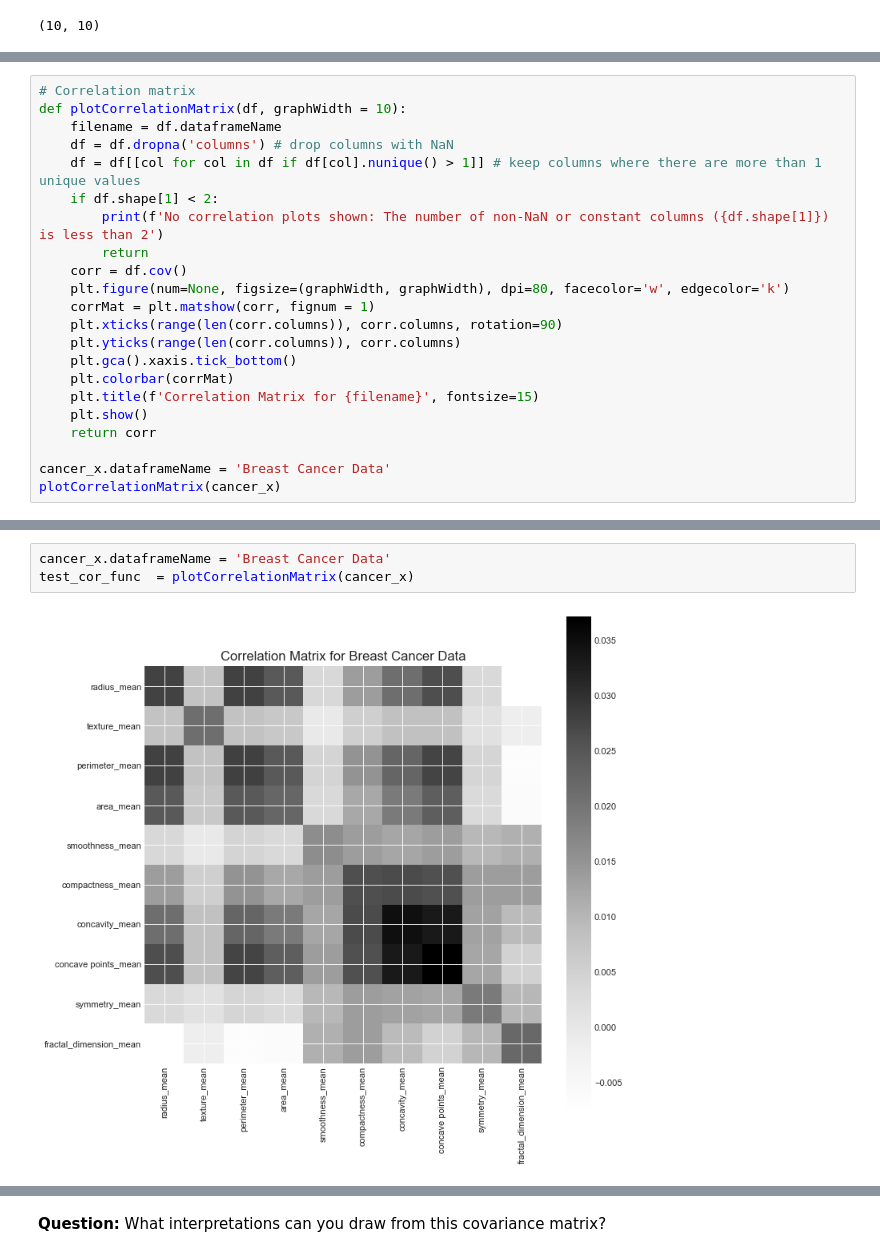
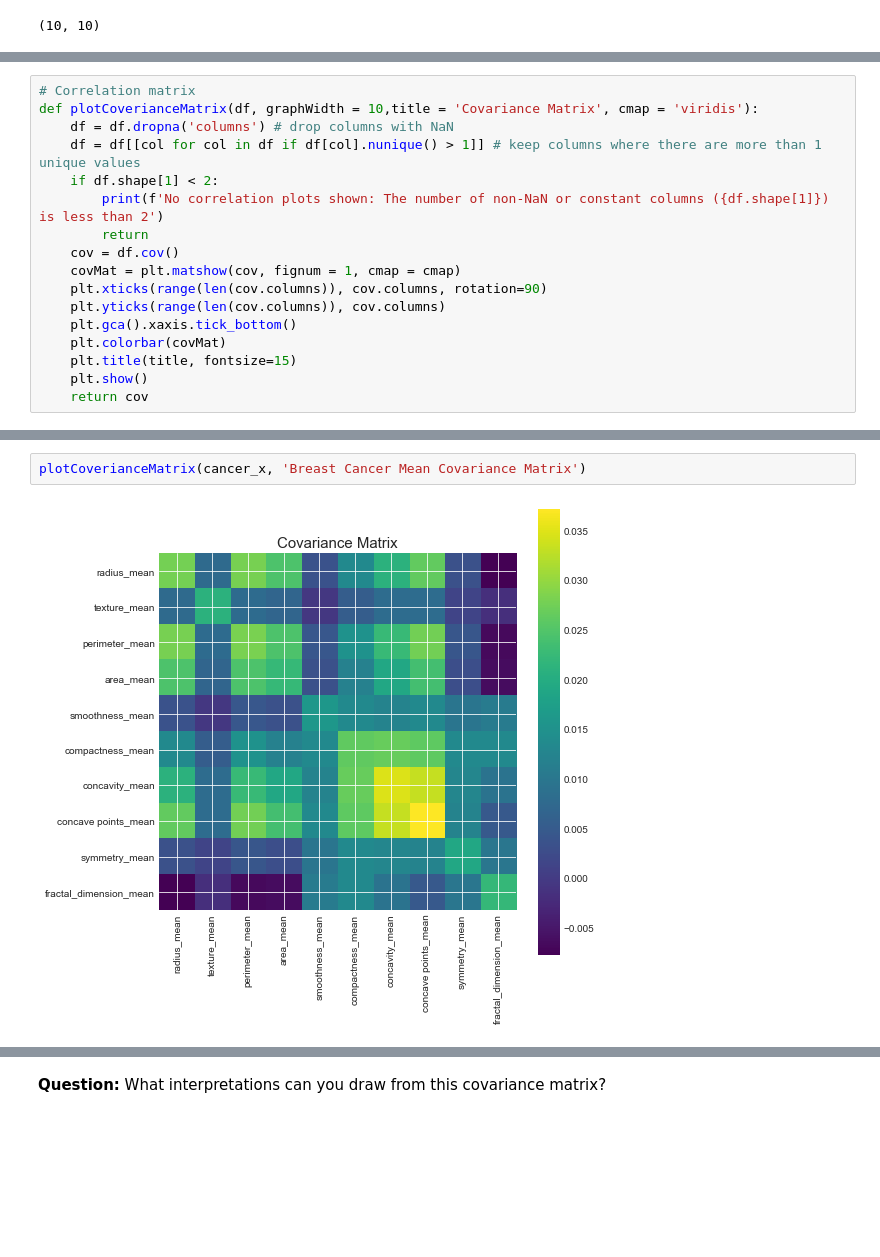
Before and after one commit to mattjax16/cs251, a Jupyter notebook: project4/Lab04a_mine/Lab04a.ipynb, the cells around one changed output, grey strips where cells are left out. Saved outputs shown, nothing was run; the diff lists cells and outputs as text; blank space fills up the shorter version.

```diff
--- a/project4/Lab04a_mine/Lab04a.ipynb
+++ b/project4/Lab04a_mine/Lab04a.ipynb
@@ -265,23 +265,18 @@ It uses only the libraries we do for the most part. (This is not a covariance ma
 Credit to: [Kaggle Bot](https://www.kaggle.com/vishal1809/starter-breast-cancer-wisconsin-0d02a698-b)
 # %%
 # Correlation matrix
-def plotCorrelationMatrix(df, graphWidth = 10):
-    filename = df.dataframeName
+def plotCoverianceMatrix(df, graphWidth = 10,title = 'Covariance Matrix', cmap = 'viridis'):
     df = df.dropna('columns') # drop columns with NaN
     df = df[[col for col in df if df[col].nunique() > 1]] # keep columns where there are more than 1 unique values
     if df.shape[1] < 2:
         print(f'No correlation plots shown: The number of non-NaN or constant columns ({df.shape[1]}) is less than 2')
         return
-    corr = df.cov()
-    plt.figure(num=None, figsize=(graphWidth, graphWidth), dpi=80, facecolor='w', edgecolor='k')
-    corrMat = plt.matshow(corr, fignum = 1)
-    plt.xticks(range(len(corr.columns)), corr.columns, rotation=90)
-    plt.yticks(range(len(corr.columns)), corr.columns)
+    cov = df.cov()
+    covMat = plt.matshow(cov, fignum = 1, cmap = cmap)
+    plt.xticks(range(len(cov.columns)), cov.columns, rotation=90)
+    plt.yticks(range(len(cov.columns)), cov.columns)
     plt.gca().xaxis.tick_bottom()
-    plt.colorbar(corrMat)
-    plt.title(f'Correlation Matrix for {filename}', fontsize=15)
+    plt.colorbar(covMat)
+    plt.title(title, fontsize=15)
     plt.show()
-    return corr
-
-cancer_x.dataframeName = 'Breast Cancer Data'
-plotCorrelationMatrix(cancer_x)
+    return cov
@@ -301,5 +283,4 @@ plotCorrelationMatrix(cancer_x)
-# %%
-cancer_x.dataframeName = 'Breast Cancer Data'
-test_cor_func  = plotCorrelationMatrix(cancer_x)
-# %% [output]
-[figure, removed]
+# %%
+plotCoverianceMatrix(cancer_x, 'Breast Cancer Mean Covariance Matrix')
+# %% [output]
+[figure, added]
```
Also changed, not shown: parts of 14 cells of this notebook.
